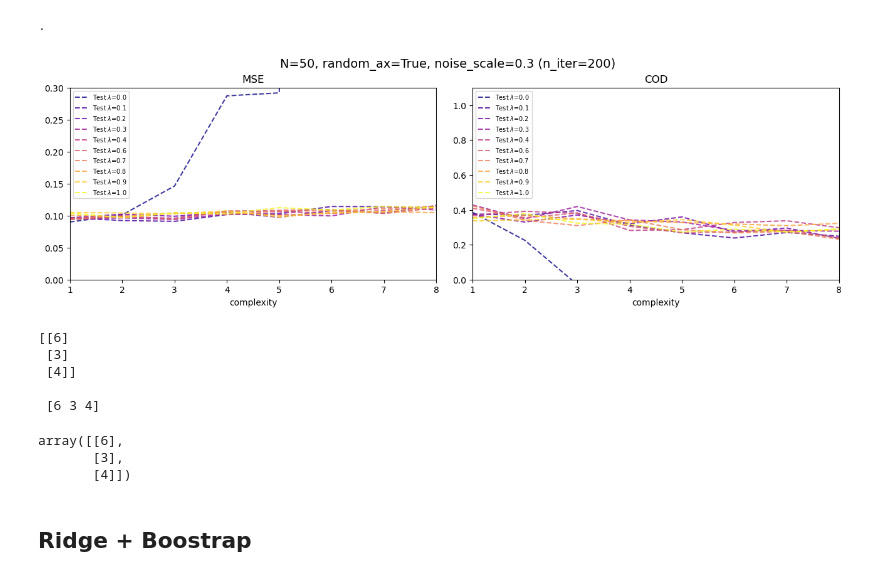
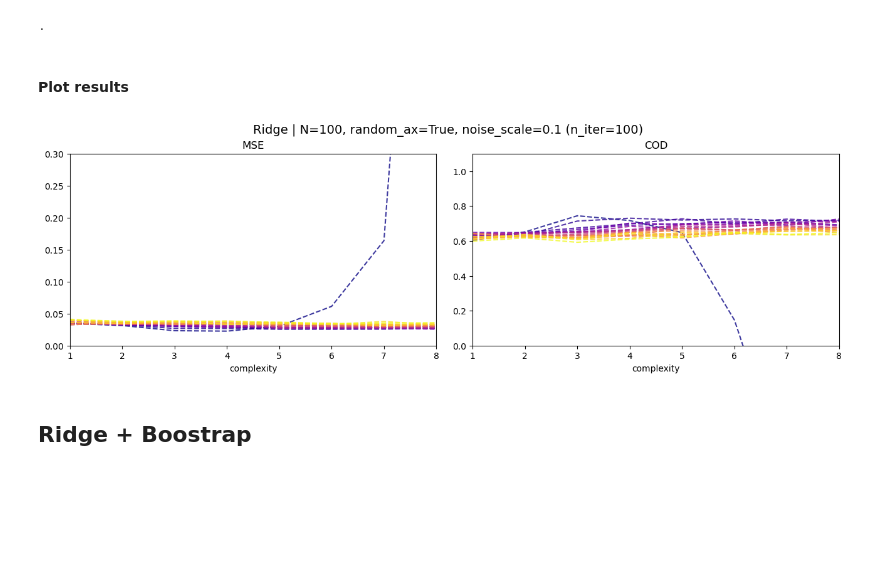
Before and after one commit to iKiru-hub/compML, a Jupyter notebook: Untitled1.ipynb, the cells around one changed output. Drawn from its saved outputs; the diff is of its cells as text; code cells hidden in the pictures; blank space fills up the shorter version.

```diff
--- a/Untitled1.ipynb
+++ b/Untitled1.ipynb
@@ -612,15 +614,15 @@ plt.show()
 # %% [markdown]
 DATA
 # %%
-N = 50
+N = 100
 random_ax = True
-noise_scale = 0.3
+noise_scale = 0.1
 (x, y, z), (xm, ym, zm) = u.generate_data(N=N, random_ax=random_ax, noise_scale=noise_scale)
 # %% [markdown]
 SETTINGS
 # %%
-n_iter = 200
-nb_lambdas = 10
+n_iter = 100
+nb_lambdas = 20
 lambdas = np.linspace(0, 1, nb_lambdas)
 degrees = range(1, 20)
 # %% [markdown]
@@ -699,58 +701,45 @@ tot_record['cod_test'] = np.array(tot_record['cod_test']).mean(axis=0)
 print('.')
 # %% [output]
 .
+# %% [markdown]
+#### Plot results
 # %%
 alpha = 0.8
 
 # colors
 colors = plt.cm.plasma(np.linspace(0, 1, nb_lambdas))
 
 # figure
 fig, axs = plt.subplots(1, 2, figsize=(13, 4), sharex=True)
-fig.suptitle(f'{N=}, {random_ax=}, {noise_scale=} ({n_iter=})', fontsize=14)
+fig.suptitle(f'Ridge | {N=}, {random_ax=}, {noise_scale=} ({n_iter=})', fontsize=14)
 fig.tight_layout(h_pad=2)
 
 for i, l in enumerate(lambdas):
     #axs[0].plot(degrees, tot_record['mse_train'][i, :], '-', color=colors[i], alpha=alpha, label=f"Train $\lambda$={l:.1f}")
     axs[0].plot(degrees, tot_record['mse_test'][i, :], '--', color=colors[i], label=f"Test $\lambda$={l:.1f}", alpha=alpha)
     axs[0].set_title(f"MSE")
     axs[0].set_xlabel('complexity')
-    axs[0].legend(loc='upper left', fontsize=7)
+    #axs[0].legend(loc='upper left', fontsize=7)
     axs[0].set_xticks(degrees)
     axs[0].grid()
 
     #axs[1].plot(degrees, tot_record['cod_train'][i, :], '-', color=colors[i], alpha=alpha, label=f"Train $\lambda$={l:.1f}")
     axs[1].plot(degrees, tot_record['cod_test'][i, :], '--', color=colors[i], label=f"Test $\lambda$={l:.1f}", alpha=alpha)
 
     axs[1].set_title(f"COD")
     axs[1].set_xlabel('complexity')
-    axs[1].legend(loc='upper left', fontsize=7)
+    #axs[1].legend(loc='upper left', fontsize=7)
     axs[1].set_xticks(degrees)
     axs[1].grid()
 
 axs[0].set_ylim(0., 0.3)
 axs[1].set_ylim(0, 1.1)
 
 axs[0].set_xlim(1, 8)
 axs[1].set_xlim(1, 8)
 plt.show()
 # %% [output]
-[figure, old version]
+[figure, new version]
-# %%
-X = np.random.randint(0, 10, size=(3))
-print(X.reshape(-1, 1), '\n\n', X)
-# %% [output]
-[[6]
- [3]
- [4]]
-
- [6 3 4]
-# %%
-X[:, np.newaxis]
-# %% [output]
-array([[6],
-       [3],
-       [4]])
 # %% [markdown]
 ## Ridge + Boostrap
 # %% [markdown]
```
Also changed, not shown: parts of 15 cells of this notebook, 1 other file.
